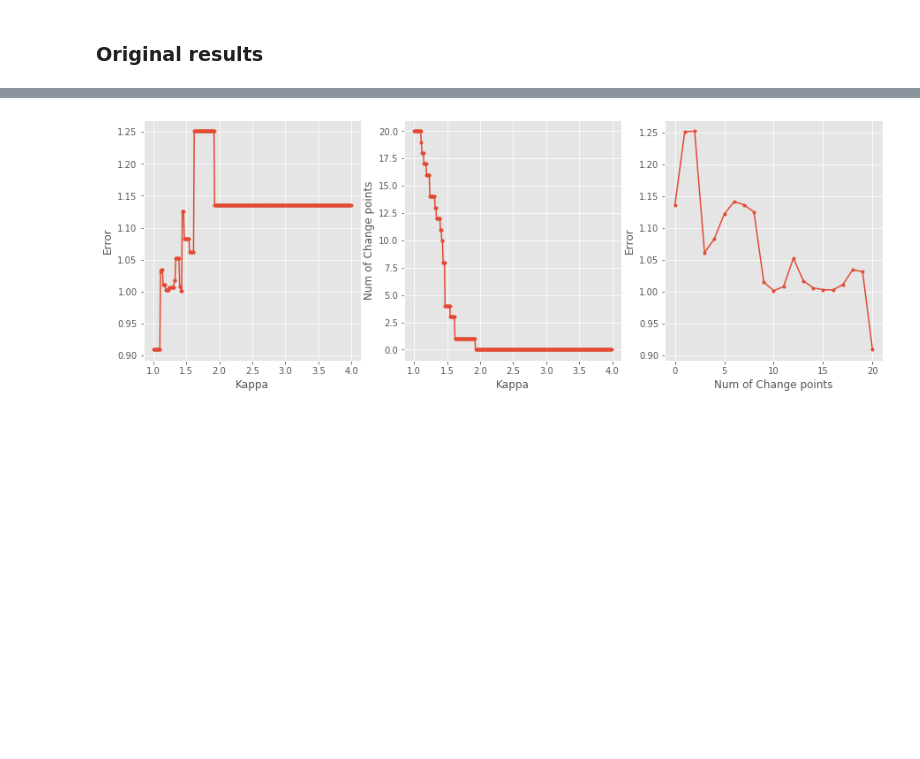
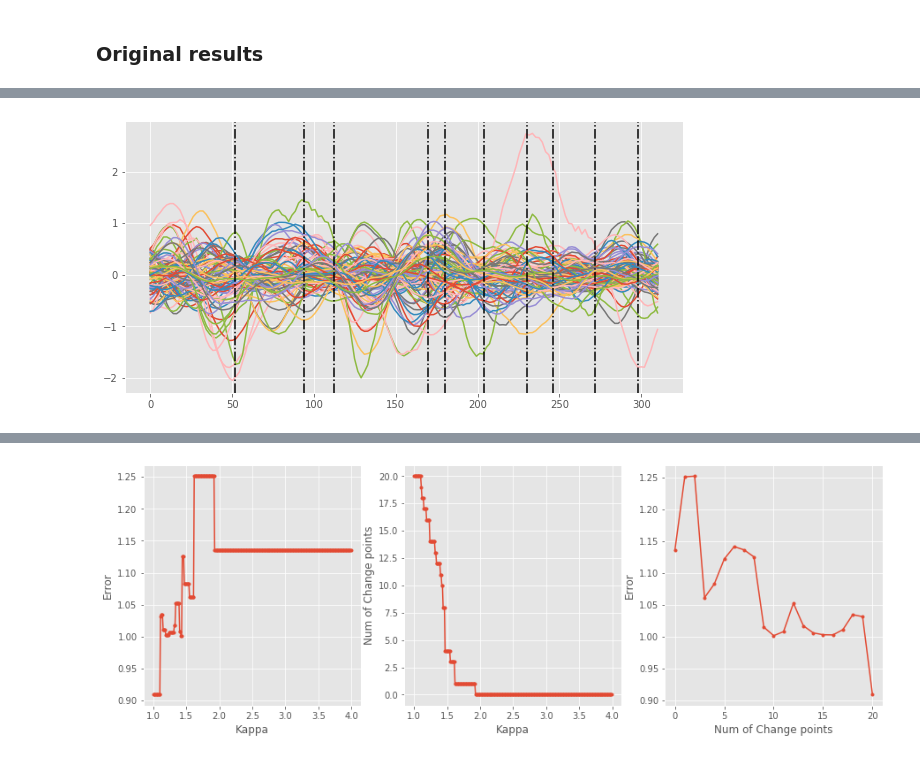
Before and after one commit to JINhuaqing/TVDN-simu, a Jupyter notebook: realdata/fMRIHPF1011nCpts20.ipynb, the cells around one changed output, grey strips where cells are left out. Saved outputs shown, nothing was run; the diff lists cells and outputs as text; code cells hidden in the pictures; blank space fills up the shorter version.

```diff
--- a/realdata/fMRIHPF1011nCpts20.ipynb
+++ b/realdata/fMRIHPF1011nCpts20.ipynb
@@ -32,0 +51,4 @@ for fil in fils:
+# %%
+res.DetectObj.PlotEcpts()
+# %% [output]
+[figure, added]
```
Also changed, not shown: parts of 6 cells of this notebook, 2 other files.
